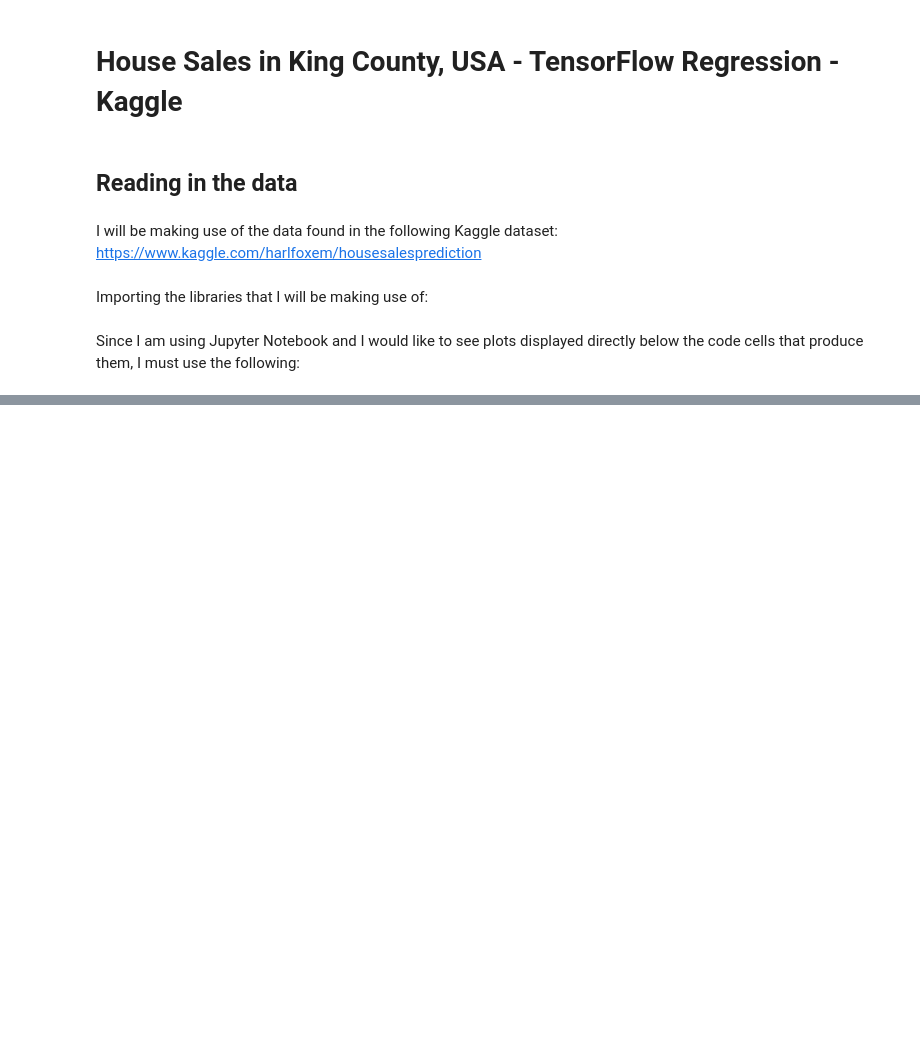
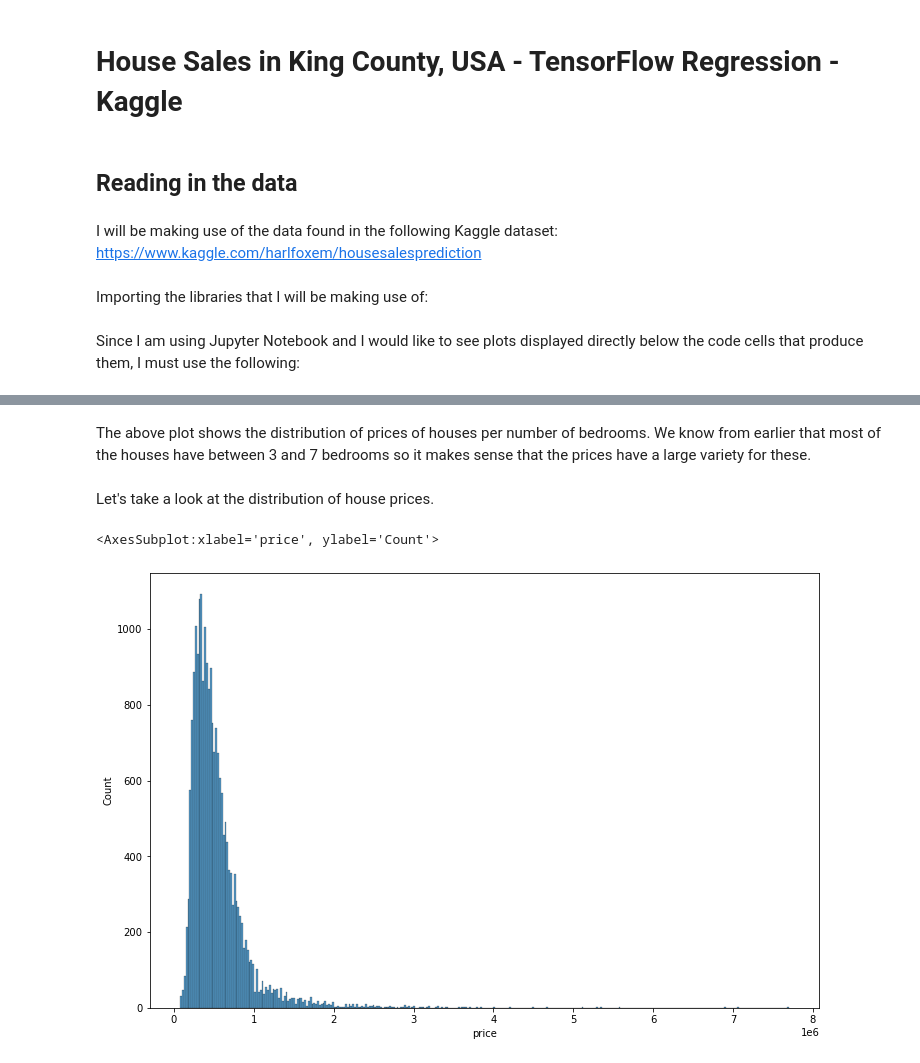
Before and after one commit to pritzp33/housing_TensorFlow_regression, a Jupyter notebook: KC Housing - TensorFlow Regression.ipynb, the cells around one changed output, grey strips where cells are left out. Cells and saved outputs as stored; diff of their text form; code cells hidden in the pictures; blank space fills up the shorter version.

```diff
--- a/KC Housing - TensorFlow Regression.ipynb
+++ b/KC Housing - TensorFlow Regression.ipynb
@@ -19,0 +148,10 @@ The data contains information on over 21,000 houses sold in the King County area
+# %% [markdown]
+The above plot shows the distribution of prices of houses per number of bedrooms. We know from earlier that most of the houses have between 3 and 7 bedrooms so it makes sense that the prices have a large variety for these.
+# %% [markdown]
+Let's take a look at the distribution of house prices.
+# %%
+plt.figure(figsize=(12,8))
+sns.histplot(df['price'])
+# %% [output]
+<AxesSubplot:xlabel='price', ylabel='Count'>
+[figure, added]
```
Also changed, not shown: parts of 21 cells of this notebook.
